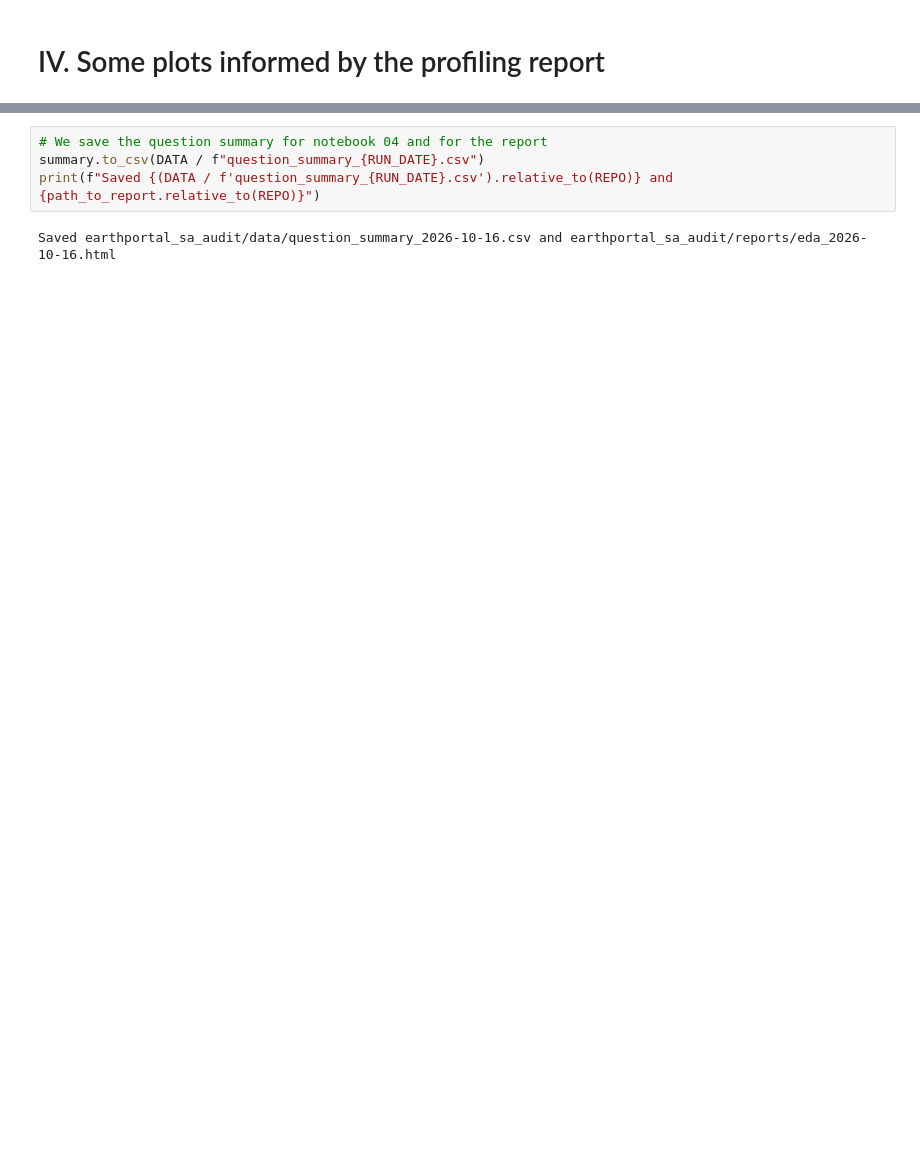
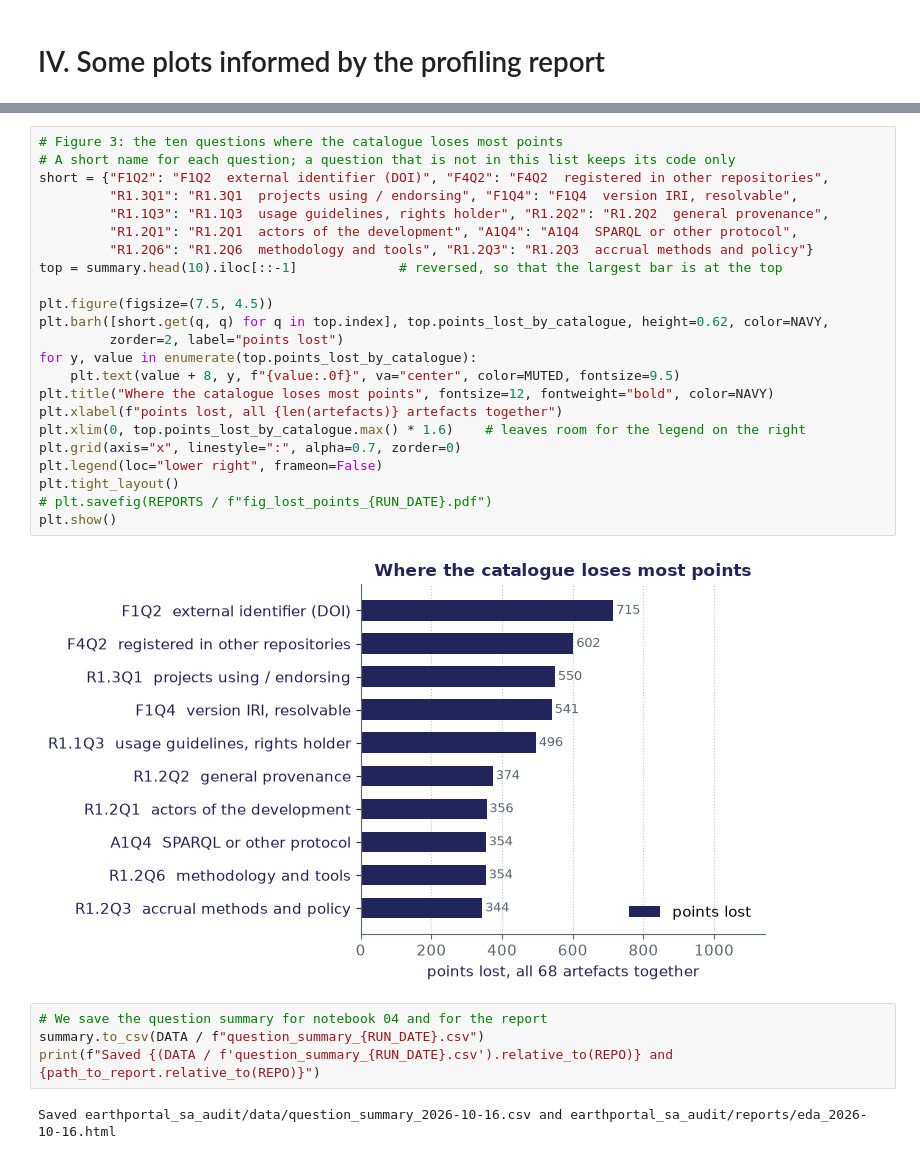
Before and after one commit to EarthPortal/SA_Management, a Jupyter notebook: earthportal_sa_audit/03_eda.ipynb, the cells around one changed output, grey strips where cells are left out. Cells and saved outputs as stored; diff of their text form; blank space fills up the shorter version.

```diff
--- a/earthportal_sa_audit/03_eda.ipynb
+++ b/earthportal_sa_audit/03_eda.ipynb
@@ -111,3 +189,28 @@ plt.show()
+# %%
+# Figure 3: the ten questions where the catalogue loses most points
+# A short name for each question; a question that is not in this list keeps its code only
+short = {"F1Q2": "F1Q2  external identifier (DOI)", "F4Q2": "F4Q2  registered in other repositories",
+         "R1.3Q1": "R1.3Q1  projects using / endorsing", "F1Q4": "F1Q4  version IRI, resolvable",
+         "R1.1Q3": "R1.1Q3  usage guidelines, rights holder", "R1.2Q2": "R1.2Q2  general provenance",
+         "R1.2Q1": "R1.2Q1  actors of the development", "A1Q4": "A1Q4  SPARQL or other protocol",
+         "R1.2Q6": "R1.2Q6  methodology and tools", "R1.2Q3": "R1.2Q3  accrual methods and policy"}
+top = summary.head(10).iloc[::-1]             # reversed, so that the largest bar is at the top
+
+plt.figure(figsize=(7.5, 4.5))
+plt.barh([short.get(q, q) for q in top.index], top.points_lost_by_catalogue, height=0.62, color=NAVY,
+         zorder=2, label="points lost")
+for y, value in enumerate(top.points_lost_by_catalogue):
+    plt.text(value + 8, y, f"{value:.0f}", va="center", color=MUTED, fontsize=9.5)
+plt.title("Where the catalogue loses most points", fontsize=12, fontweight="bold", color=NAVY)
+plt.xlabel(f"points lost, all {len(artefacts)} artefacts together")
+plt.xlim(0, top.points_lost_by_catalogue.max() * 1.6)    # leaves room for the legend on the right
+plt.grid(axis="x", linestyle=":", alpha=0.7, zorder=0)
+plt.legend(loc="lower right", frameon=False)
+plt.tight_layout()
+# plt.savefig(REPORTS / f"fig_lost_points_{RUN_DATE}.pdf")
+plt.show()
+# %% [output]
+[figure, added]
 # %%
 # We save the question summary for notebook 04 and for the report
 summary.to_csv(DATA / f"question_summary_{RUN_DATE}.csv")
```
Also changed, not shown: parts of 6 cells of this notebook.
